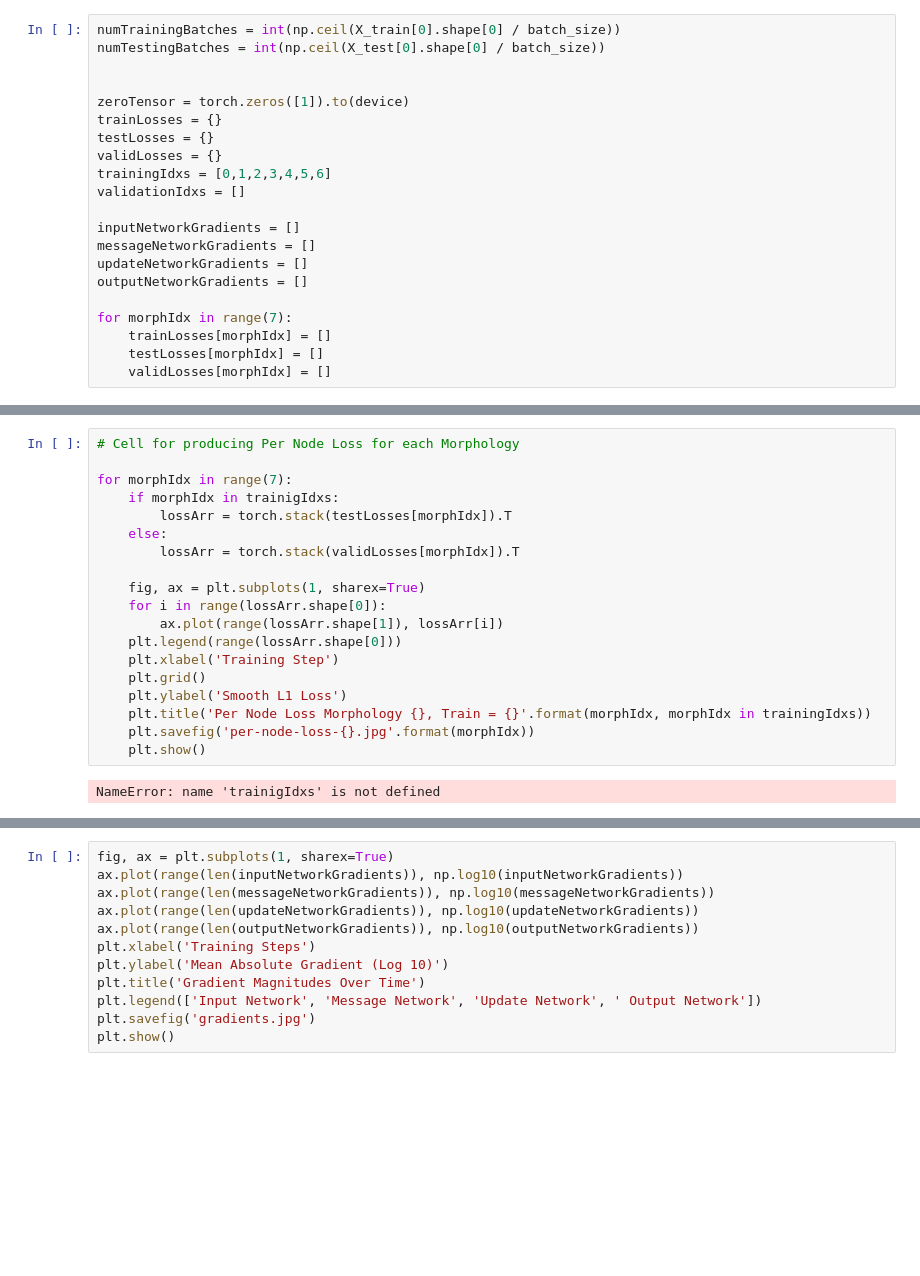
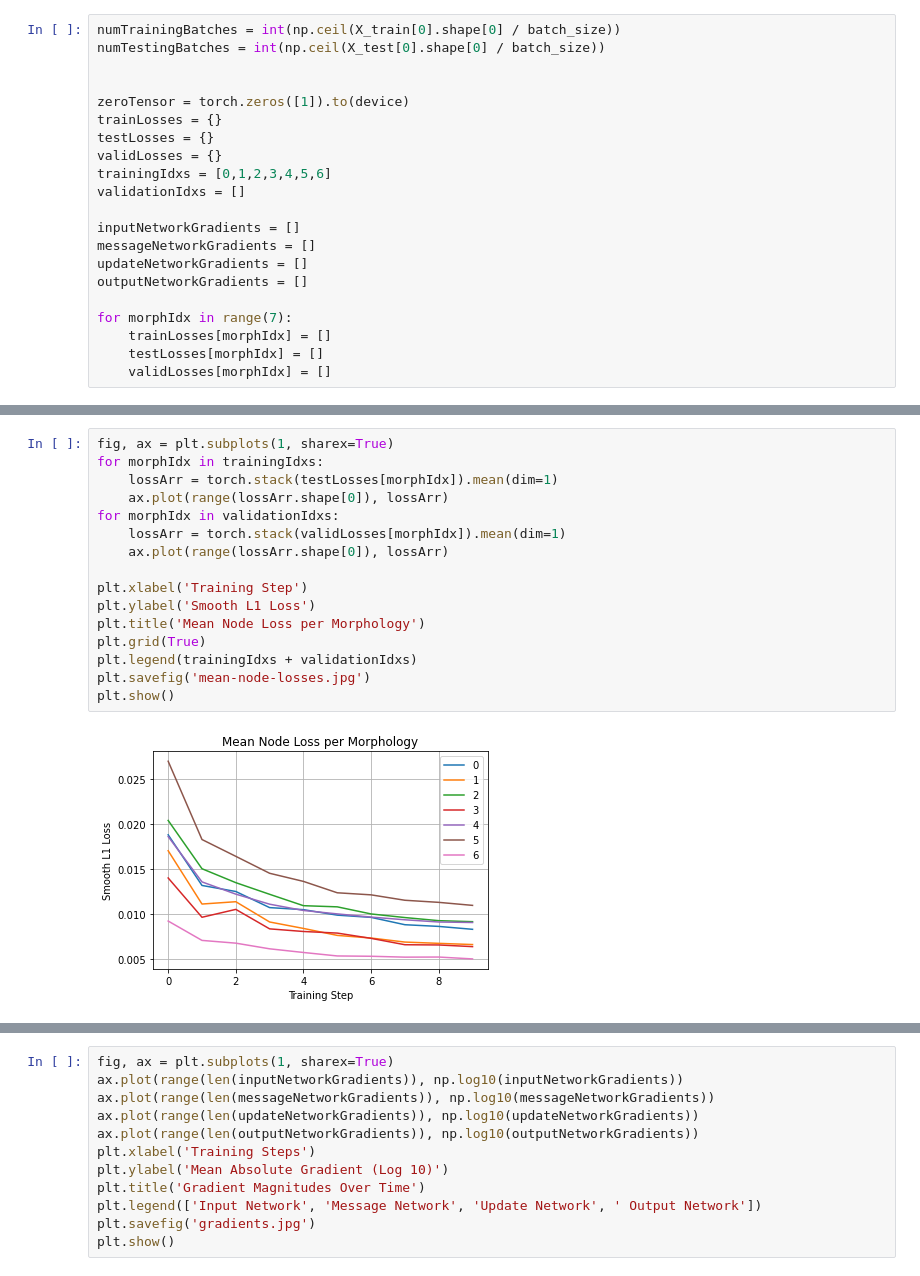
Before and after one commit to OvidiuSabau/Honors-Project, a Jupyter notebook: notebooks/GNN-InverseDynamics.ipynb, the cells around one changed output, grey strips where cells are left out. Saved outputs shown, nothing was run; the diff lists cells and outputs as text; blank space fills up the shorter version.

```diff
--- a/notebooks/GNN-InverseDynamics.ipynb
+++ b/notebooks/GNN-InverseDynamics.ipynb
@@ -813,21 +444,18 @@ plt.show()
 # %%
-# Cell for producing Per Node Loss for each Morphology
+fig, ax = plt.subplots(1, sharex=True)
+for morphIdx in trainingIdxs:
+    lossArr = torch.stack(testLosses[morphIdx]).mean(dim=1)
+    ax.plot(range(lossArr.shape[0]), lossArr)
+for morphIdx in validationIdxs:
+    lossArr = torch.stack(validLosses[morphIdx]).mean(dim=1)
+    ax.plot(range(lossArr.shape[0]), lossArr)
 
-for morphIdx in range(7):
-    if morphIdx in trainigIdxs:
-        lossArr = torch.stack(testLosses[morphIdx]).T
-    else:
-        lossArr = torch.stack(validLosses[morphIdx]).T
-
-    fig, ax = plt.subplots(1, sharex=True)
-    for i in range(lossArr.shape[0]):
-        ax.plot(range(lossArr.shape[1]), lossArr[i])
-    plt.legend(range(lossArr.shape[0]))
-    plt.xlabel('Training Step')
-    plt.grid()
-    plt.ylabel('Smooth L1 Loss')
-    plt.title('Per Node Loss Morphology {}, Train = {}'.format(morphIdx, morphIdx in trainingIdxs))
-    plt.savefig('per-node-loss-{}.jpg'.format(morphIdx))
-    plt.show()
+plt.xlabel('Training Step')
+plt.ylabel('Smooth L1 Loss')
+plt.title('Mean Node Loss per Morphology')
+plt.grid(True)
+plt.legend(trainingIdxs + validationIdxs)
+plt.savefig('mean-node-losses.jpg')
+plt.show()
 # %% [output]
-NameError: name 'trainigIdxs' is not defined
+[figure, added]
```
Also changed, not shown: parts of 10 cells of this notebook, 6 other files.
